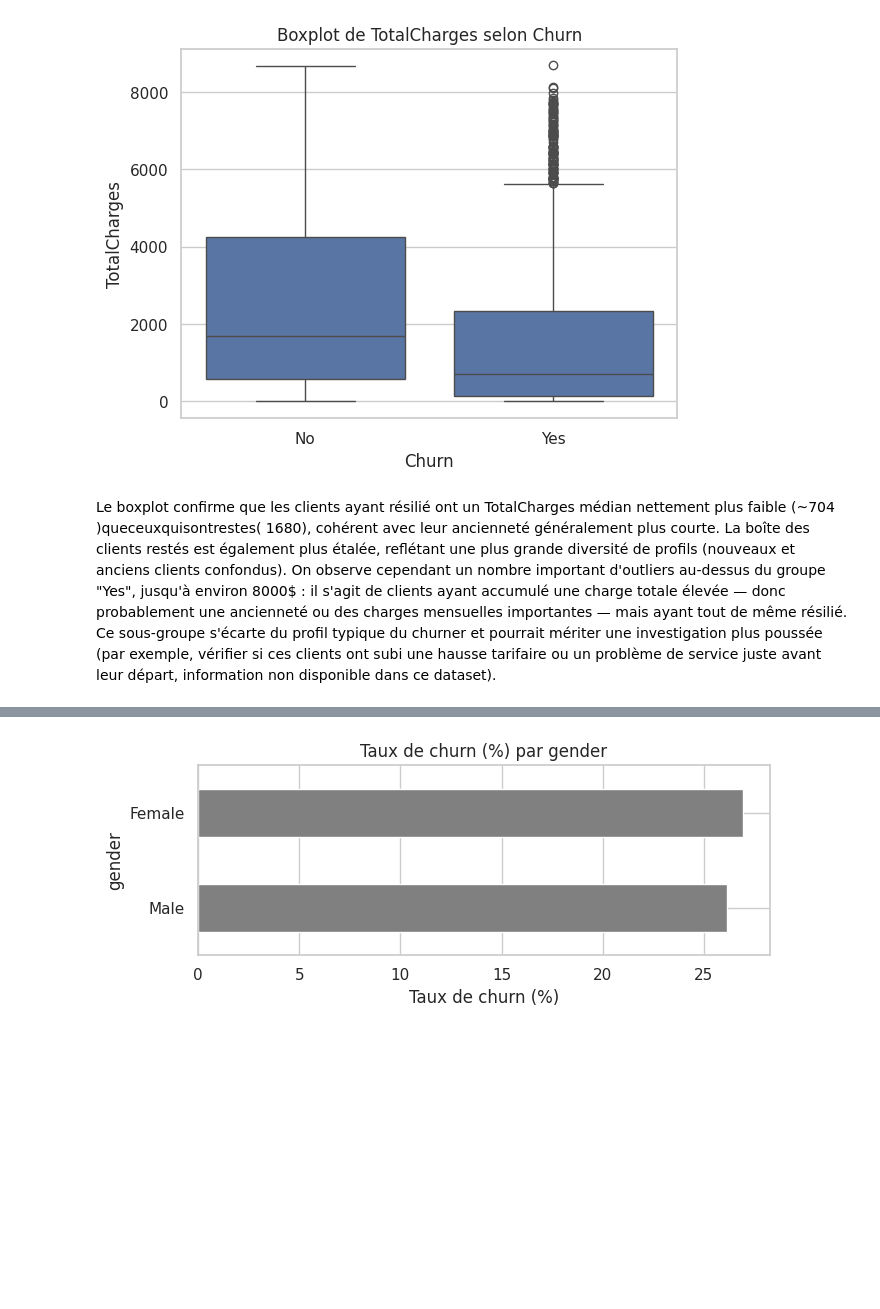
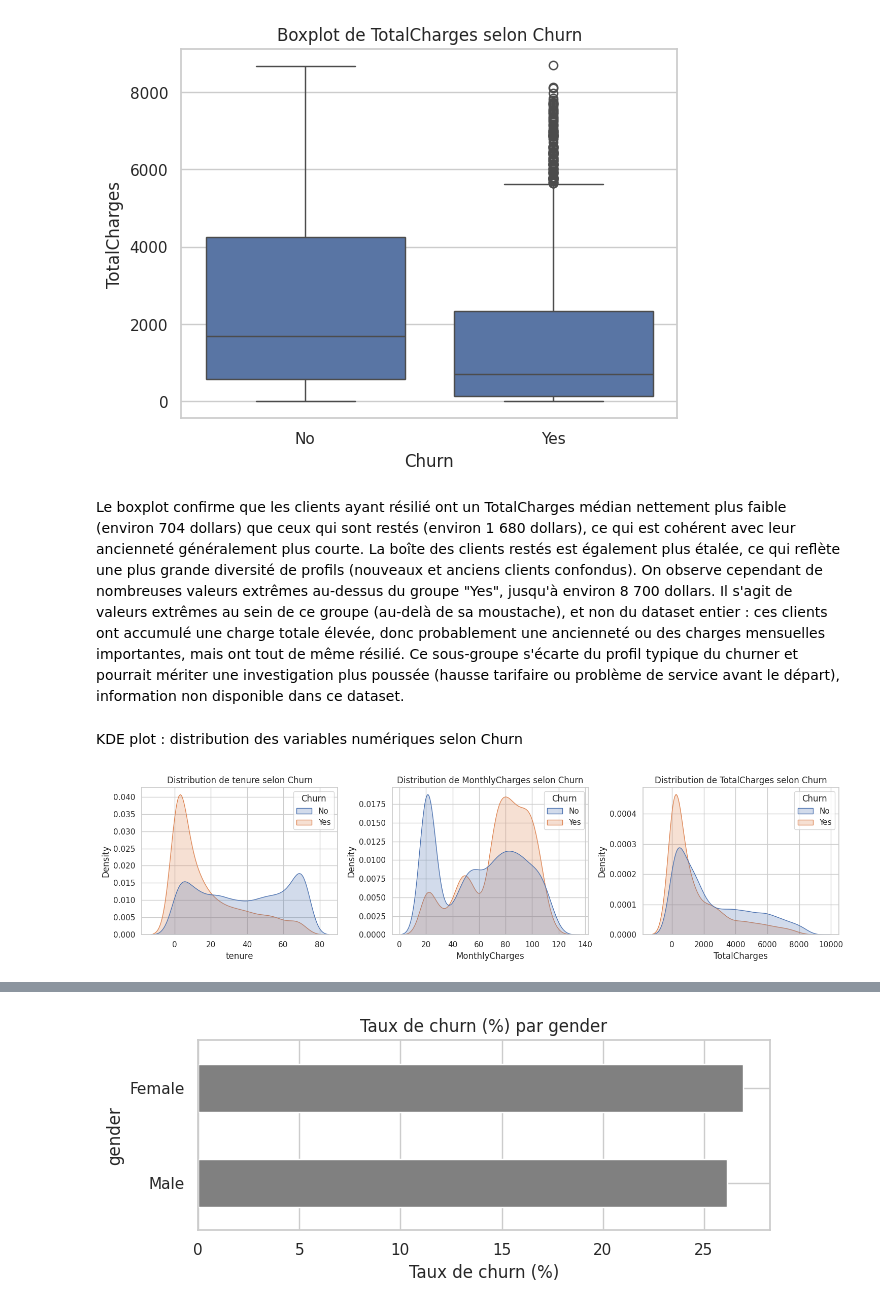
Before and after one commit to rachidahebie-cloud/churnradar, a Jupyter notebook: churnradar.ipynb, the cells around one changed output, grey strips where cells are left out. Cells and saved outputs as stored; diff of their text form; code cells hidden in the pictures; blank space fills up the shorter version.

```diff
--- a/churnradar.ipynb
+++ b/churnradar.ipynb
@@ -378,5 +448,15 @@ plt.show()
 # %% [output]
 [figure]
 # %% [markdown]
-Le boxplot confirme que les clients ayant résilié ont un TotalCharges médian nettement plus faible (~704
-)queceuxquisontrestes( 1680), cohérent avec leur ancienneté généralement plus courte. La boîte des clients restés est également plus étalée, reflétant une plus grande diversité de profils (nouveaux et anciens clients confondus). On observe cependant un nombre important d'outliers au-dessus du groupe "Yes", jusqu'à environ 8000$ : il s'agit de clients ayant accumulé une charge totale élevée — donc probablement une ancienneté ou des charges mensuelles importantes — mais ayant tout de même résilié. Ce sous-groupe s'écarte du profil typique du churner et pourrait mériter une investigation plus poussée (par exemple, vérifier si ces clients ont subi une hausse tarifaire ou un problème de service juste avant leur départ, information non disponible dans ce dataset).
+Le boxplot confirme que les clients ayant résilié ont un TotalCharges médian nettement plus faible (environ 704 dollars) que ceux qui sont restés (environ 1 680 dollars), ce qui est cohérent avec leur ancienneté généralement plus courte. La boîte des clients restés est également plus étalée, ce qui reflète une plus grande diversité de profils (nouveaux et anciens clients confondus). On observe cependant de nombreuses valeurs extrêmes au-dessus du groupe "Yes", jusqu'à environ 8 700 dollars. Il s'agit de valeurs extrêmes au sein de ce groupe (au-delà de sa moustache), et non du dataset entier : ces clients ont accumulé une charge totale élevée, donc probablement une ancienneté ou des charges mensuelles importantes, mais ont tout de même résilié. Ce sous-groupe s'écarte du profil typique du churner et pourrait mériter une investigation plus poussée (hausse tarifaire ou problème de service avant le départ), information non disponible dans ce dataset.
+# %% [markdown]
+KDE plot : distribution des variables numériques selon Churn
+# %%
+fig, axes = plt.subplots(1, 3, figsize=(15, 4))
+for ax, col in zip(axes, ["tenure", "MonthlyCharges", "TotalCharges"]):
+    sns.kdeplot(data=df, x=col, hue="Churn", fill=True, common_norm=False, ax=ax)
+    ax.set_title(f"Distribution de {col} selon Churn")
+plt.tight_layout()
+plt.show()
+# %% [output]
+[figure, added]
```
Also changed, not shown: parts of 36 cells of this notebook.
